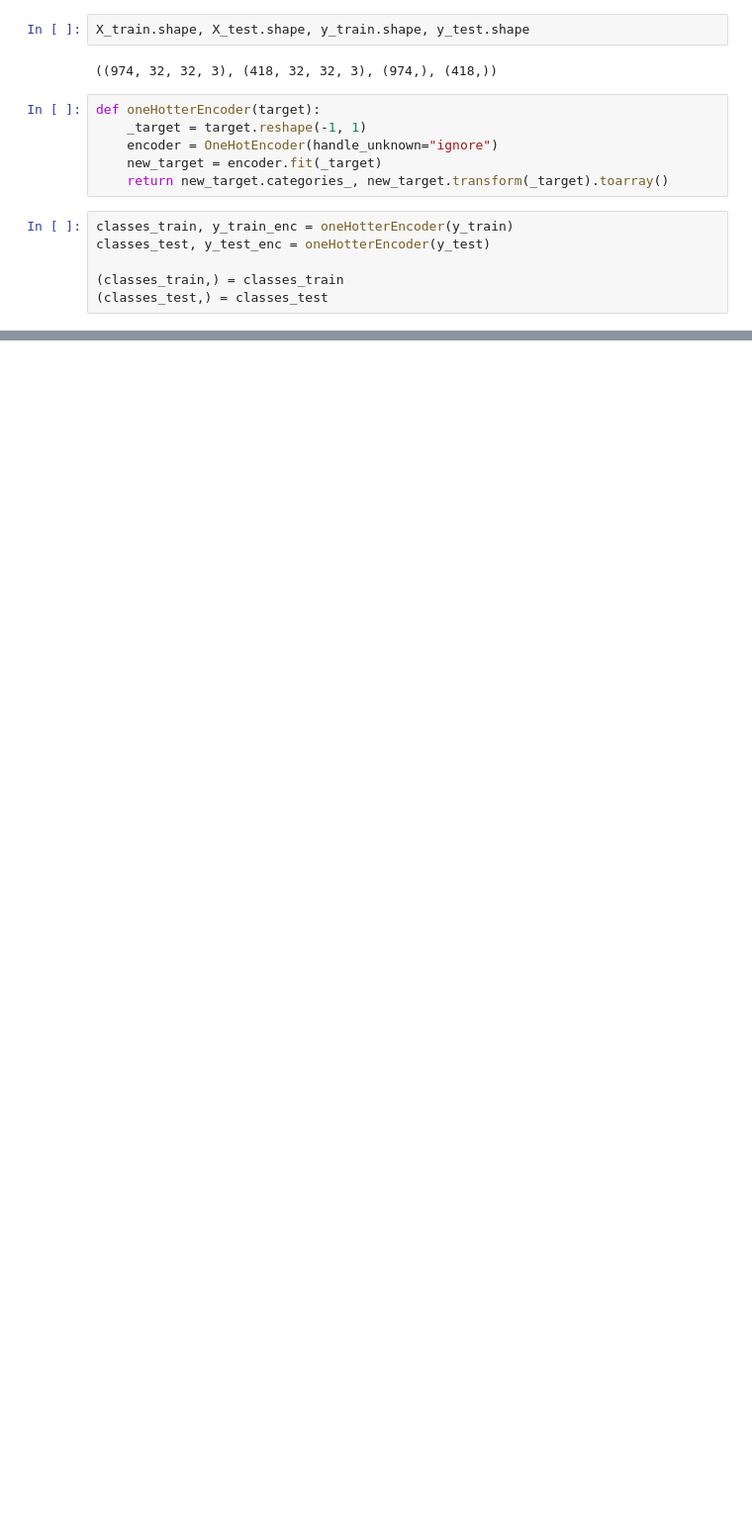
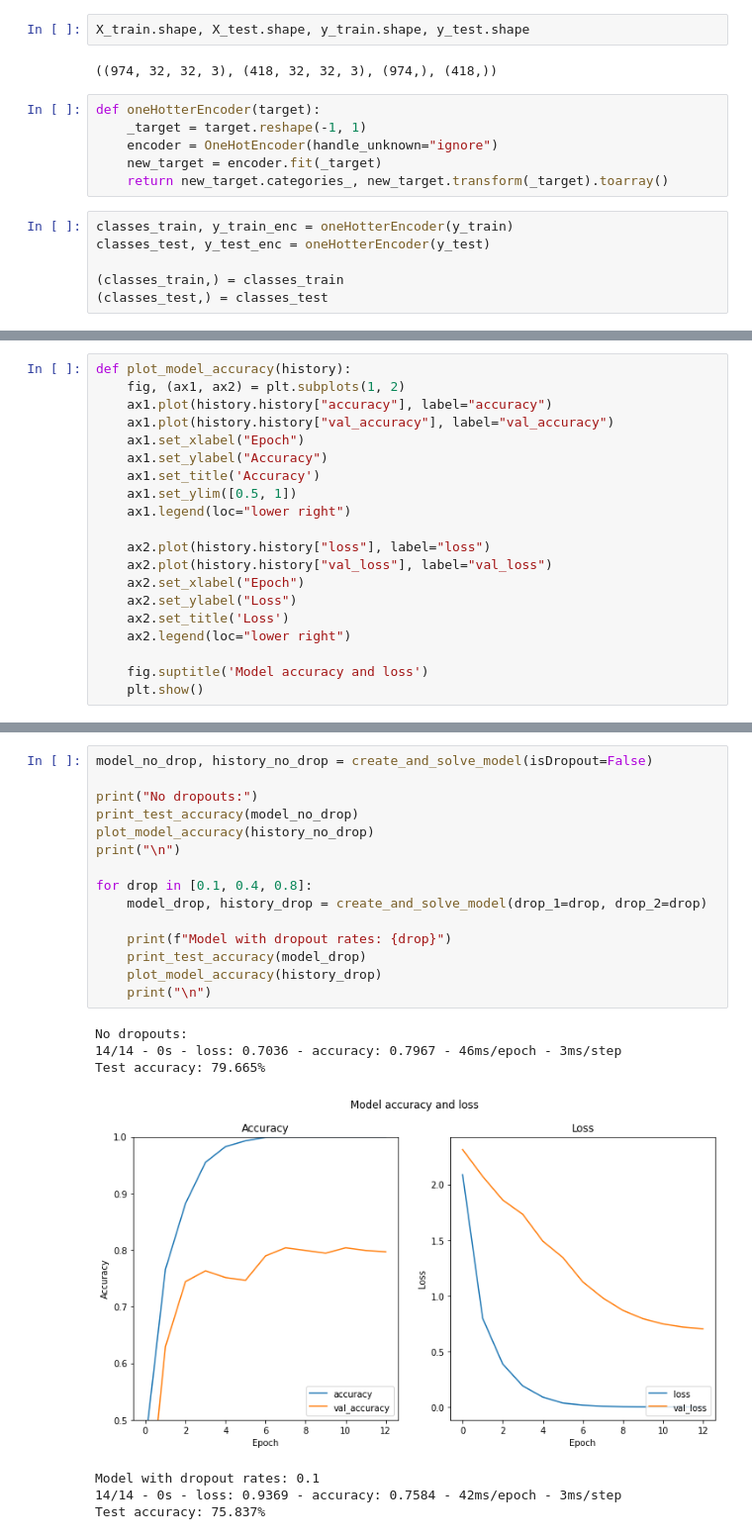
Before and after one commit to Vosloo/image-classifier, a Jupyter notebook: project.ipynb, the cells around one changed output, grey strips where cells are left out. Shown at 99% size. Saved outputs shown, nothing was run; the diff lists cells and outputs as text; blank space fills up the shorter version.

```diff
--- a/project.ipynb
+++ b/project.ipynb
@@ -284,0 +308,20 @@ Test accuracy: 86.1244%
+# %%
+def plot_model_accuracy(history):
+    fig, (ax1, ax2) = plt.subplots(1, 2)
+    ax1.plot(history.history["accuracy"], label="accuracy")
+    ax1.plot(history.history["val_accuracy"], label="val_accuracy")
+    ax1.set_xlabel("Epoch")
+    ax1.set_ylabel("Accuracy")
+    ax1.set_title('Accuracy')
+    ax1.set_ylim([0.5, 1])
+    ax1.legend(loc="lower right")
+
+    ax2.plot(history.history["loss"], label="loss")
+    ax2.plot(history.history["val_loss"], label="val_loss")
+    ax2.set_xlabel("Epoch")
+    ax2.set_ylabel("Loss")
+    ax2.set_title('Loss')
+    ax2.legend(loc="lower right")
+
+    fig.suptitle('Model accuracy and loss')
+    plt.show()
@@ -284,0 +467,23 @@ Test accuracy: 86.1244%
+# %%
+model_no_drop, history_no_drop = create_and_solve_model(isDropout=False)
+
+print("No dropouts:")
+print_test_accuracy(model_no_drop)
+plot_model_accuracy(history_no_drop)
+print("\n")
+
+for drop in [0.1, 0.4, 0.8]:
+    model_drop, history_drop = create_and_solve_model(drop_1=drop, drop_2=drop)
+
+    print(f"Model with dropout rates: {drop}")
+    print_test_accuracy(model_drop)
+    plot_model_accuracy(history_drop)
+    print("\n")
+# %% [output]
+No dropouts:
+14/14 - 0s - loss: 0.7036 - accuracy: 0.7967 - 46ms/epoch - 3ms/step
+Test accuracy: 79.665%
+[figure, added]
+Model with dropout rates: 0.1
+14/14 - 0s - loss: 0.9369 - accuracy: 0.7584 - 42ms/epoch - 3ms/step
+Test accuracy: 75.837%
```
Also changed, not shown: parts of 46 cells of this notebook, 4 other files.
